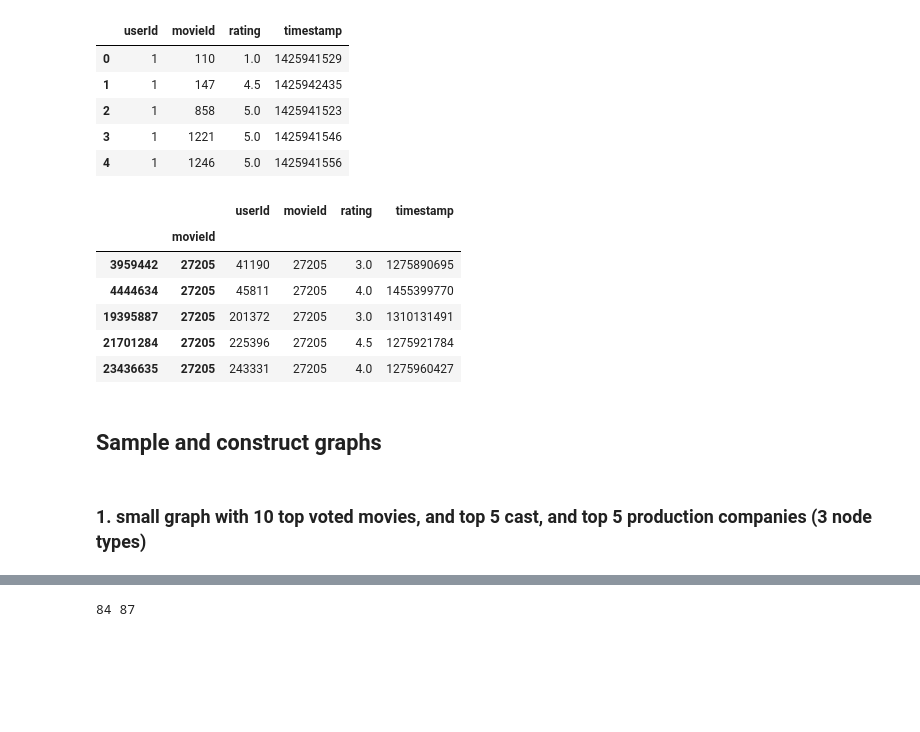
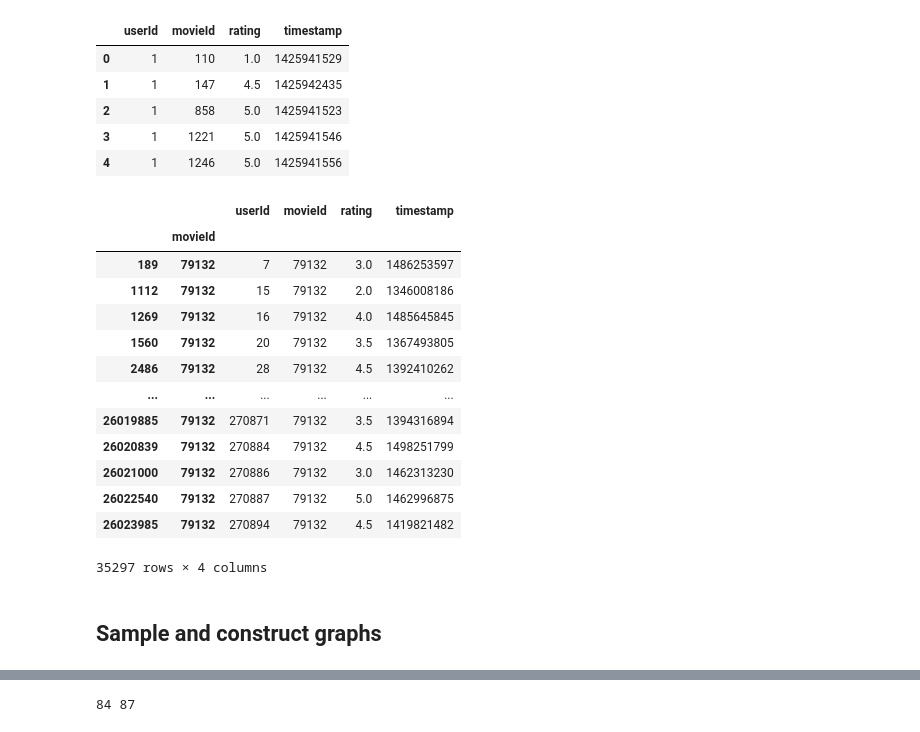
Before and after one commit to zipengliu/CorGIE, a Jupyter notebook: data/movie-big/analysis-and-sample.ipynb, the cells around one changed output, grey strips where cells are left out. Drawn from its saved outputs; the diff is of its cells as text; code cells hidden in the pictures; blank space fills up the shorter version.

Commit message:
Fix user id bug in movie dataset;  add yelp dataset scripts

```diff
--- a/data/movie-big/analysis-and-sample.ipynb
+++ b/data/movie-big/analysis-and-sample.ipynb
@@ -346,16 +320,21 @@ ratings_df.head()
 # %%
 ratings_df.set_index('movieId', drop=False, append=True, inplace=True)
 # %%
-ratings_df[ratings_df['movieId'] == 27205]
+ratings_df[ratings_df['movieId'] == 79132]
 # %% [output]
 |  |  | userId | movieId | rating | timestamp |
 |  | movieId |  |  |  |  |
-| 3959442 | 27205 | 41190 | 27205 | 3.0 | 1275890695 |
-| 4444634 | 27205 | 45811 | 27205 | 4.0 | 1455399770 |
-| 19395887 | 27205 | 201372 | 27205 | 3.0 | 1310131491 |
-| 21701284 | 27205 | 225396 | 27205 | 4.5 | 1275921784 |
-| 23436635 | 27205 | 243331 | 27205 | 4.0 | 1275960427 |
+| 189 | 79132 | 7 | 79132 | 3.0 | 1486253597 |
+| 1112 | 79132 | 15 | 79132 | 2.0 | 1346008186 |
+| 1269 | 79132 | 16 | 79132 | 4.0 | 1485645845 |
+| 1560 | 79132 | 20 | 79132 | 3.5 | 1367493805 |
+| 2486 | 79132 | 28 | 79132 | 4.5 | 1392410262 |
+| ... | ... | ... | ... | ... | ... |
+| 26019885 | 79132 | 270871 | 79132 | 3.5 | 1394316894 |
+| 26020839 | 79132 | 270884 | 79132 | 4.5 | 1498251799 |
+| 26021000 | 79132 | 270886 | 79132 | 3.0 | 1462313230 |
+| 26022540 | 79132 | 270887 | 79132 | 5.0 | 1462996875 |
+| 26023985 | 79132 | 270894 | 79132 | 4.5 | 1419821482 |
+35297 rows × 4 columns
 # %% [markdown]
 ## Sample and construct graphs
-# %% [markdown]
-### 1. small graph with 10 top voted movies, and top 5 cast, and top 5 production companies (3 node types)
```
Also changed, not shown: parts of 31 cells of this notebook, 2 other files.
